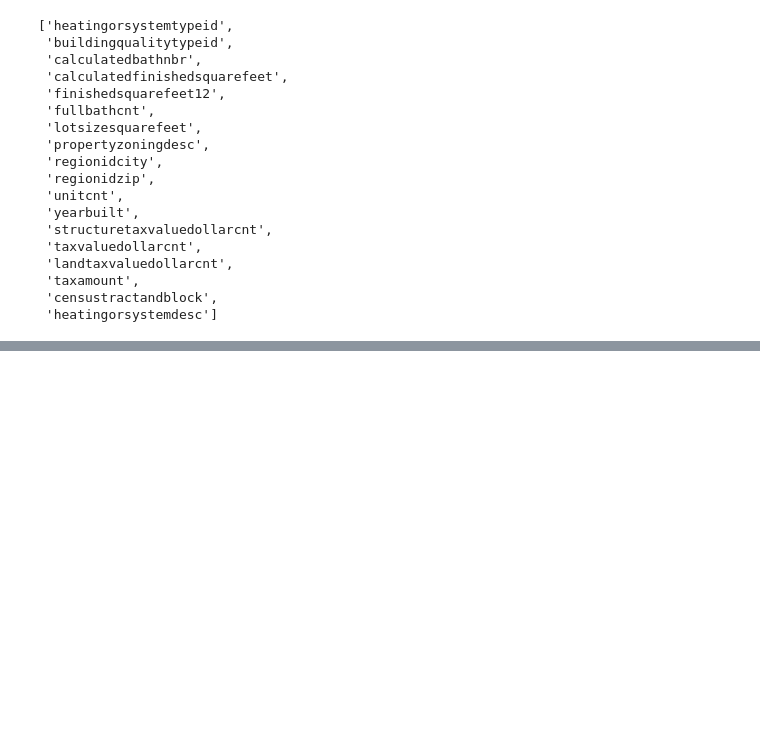
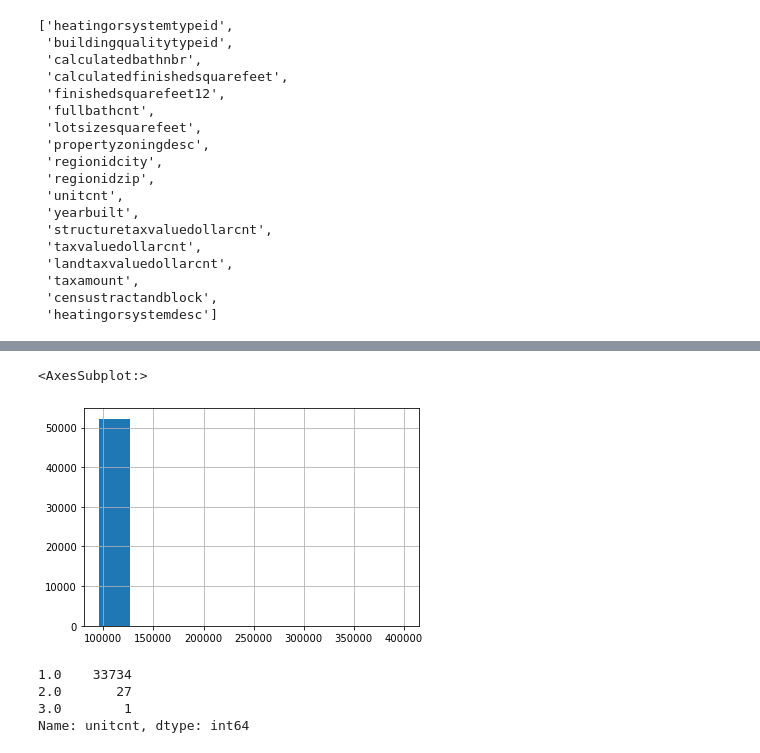
Before and after one commit to joshuamchavez2/clustering-exercises, a Jupyter notebook: zillow.ipynb, the cells around one changed output, grey strips where cells are left out. Drawn from its saved outputs; the diff is of its cells as text; code cells hidden in the pictures; blank space fills up the shorter version.

```diff
--- a/zillow.ipynb
+++ b/zillow.ipynb
@@ -323,0 +533,5 @@ df['heatingorsystemtypeid'].hist()
+# %%
+df.regionidzip.hist()
+# %% [output]
+<AxesSubplot:>
+[figure, added]
@@ -323,0 +540,7 @@ df['heatingorsystemtypeid'].hist()
+# %%
+df.unitcnt.value_counts()
+# %% [output]
+1.0    33734
+2.0       27
+3.0        1
+Name: unitcnt, dtype: int64
```
Also changed, not shown: parts of 53 cells of this notebook, 6 other files.
